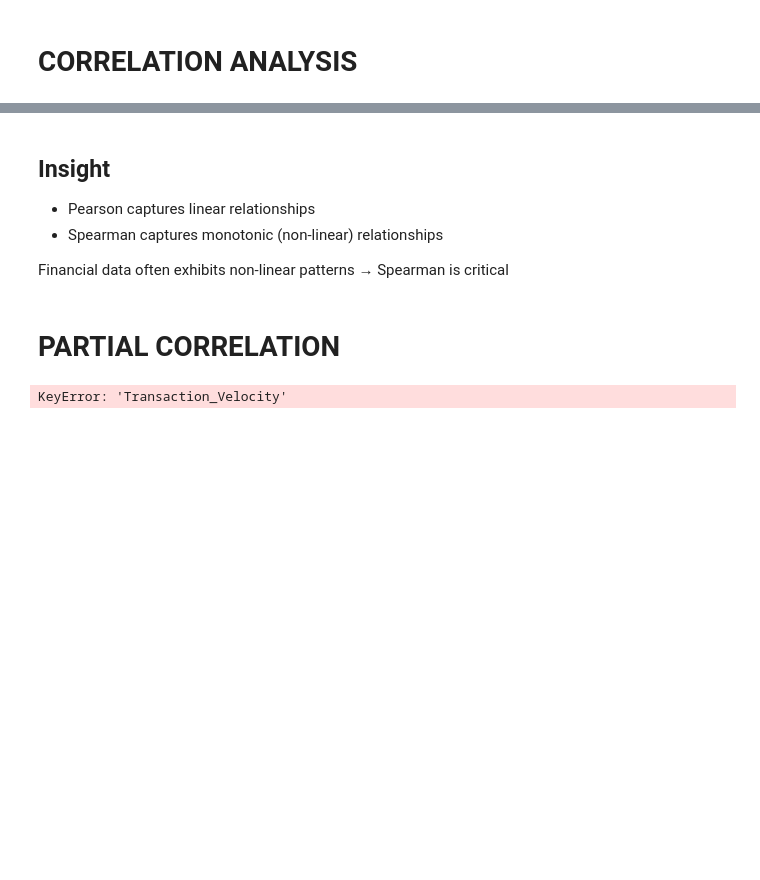
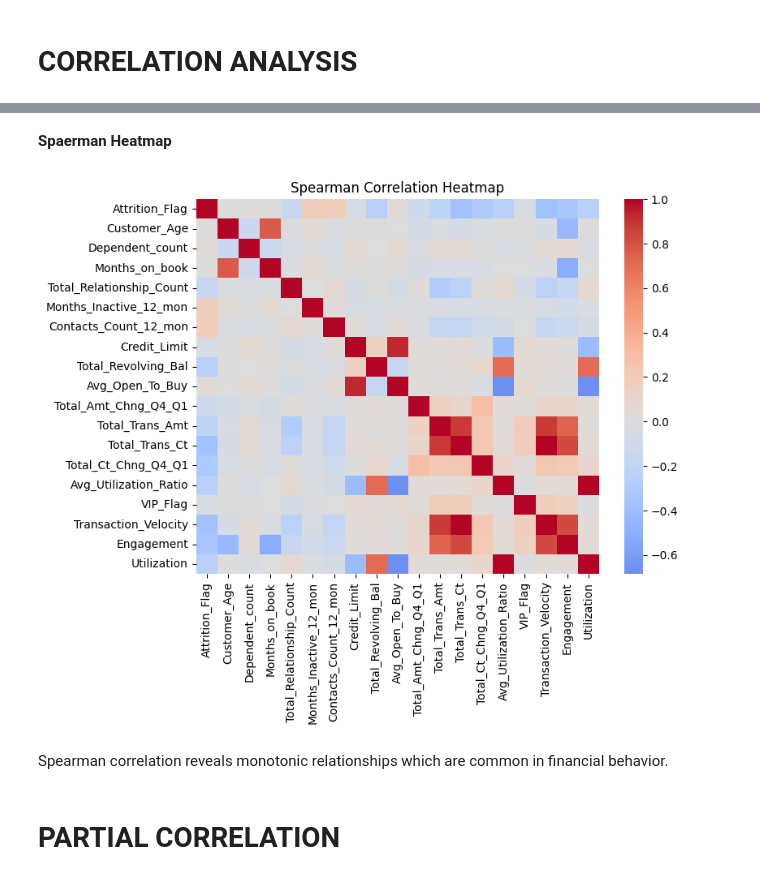
Before and after one commit to ommishra03/Customer_Spending_-_Engagement_Analytics, a Jupyter notebook: Statistical_Analysis/03_multivariate_patterns.ipynb, the cells around one changed output, grey strips where cells are left out. Saved outputs shown, nothing was run; the diff lists cells and outputs as text; code cells hidden in the pictures; blank space fills up the shorter version.

```diff
--- a/Statistical_Analysis/03_multivariate_patterns.ipynb
+++ b/Statistical_Analysis/03_multivariate_patterns.ipynb
@@ -55,10 +83,14 @@ plt.show()
-# %% [markdown]
-## Insight
-
-- Pearson captures linear relationships
-- Spearman captures monotonic (non-linear) relationships
-
-Financial data often exhibits non-linear patterns → Spearman is critical
+# %% [markdown]
+**Spaerman Heatmap**
+# %%
+plt.figure(figsize=(8,6))
+sns.heatmap(num_df.corr(method="spearman"), cmap="coolwarm", center=0)
+plt.title("Spearman Correlation Heatmap")
+plt.show()
+# %% [output]
+[figure, added]
+# %% [markdown]
+Spearman correlation reveals monotonic relationships which are common in financial behavior.
 # %% [markdown]
 # PARTIAL CORRELATION
 # %%
@@ -72,13 +102,3 @@ def partial_corr(x, y, z):
     res_y = y - model_y.predict(z)
 
     return np.corrcoef(res_x, res_y)[0,1]
-# %%
-features = ["Transaction_Velocity", "Engagement", "Utilization"]
-
-x = df["Transaction_Velocity"]
-y = df["Attrition_Flag"]
-z = df[["Engagement", "Utilization"]]
-
-partial_corr(x, y, z)
-# %% [output]
-KeyError: 'Transaction_Velocity'
```
Also changed, not shown: parts of 25 cells of this notebook, 2 other files.
